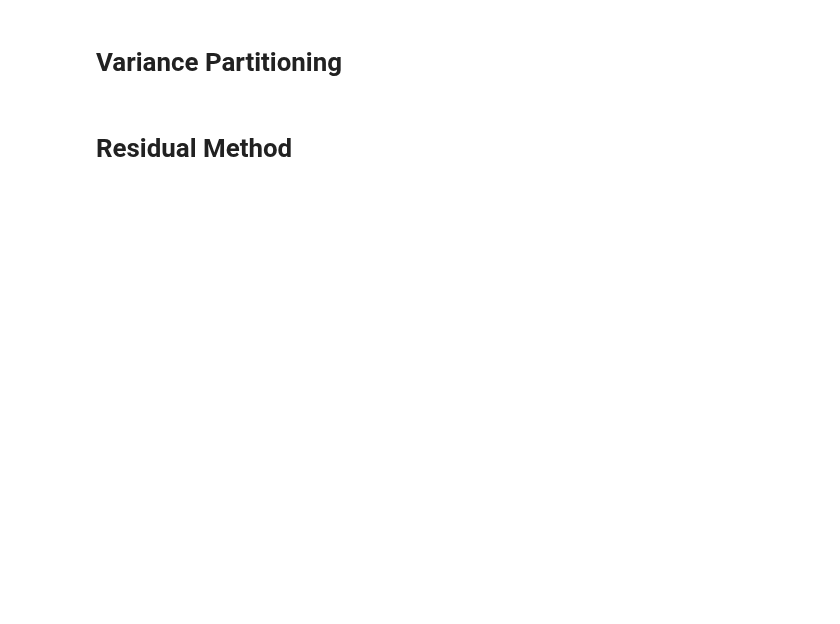
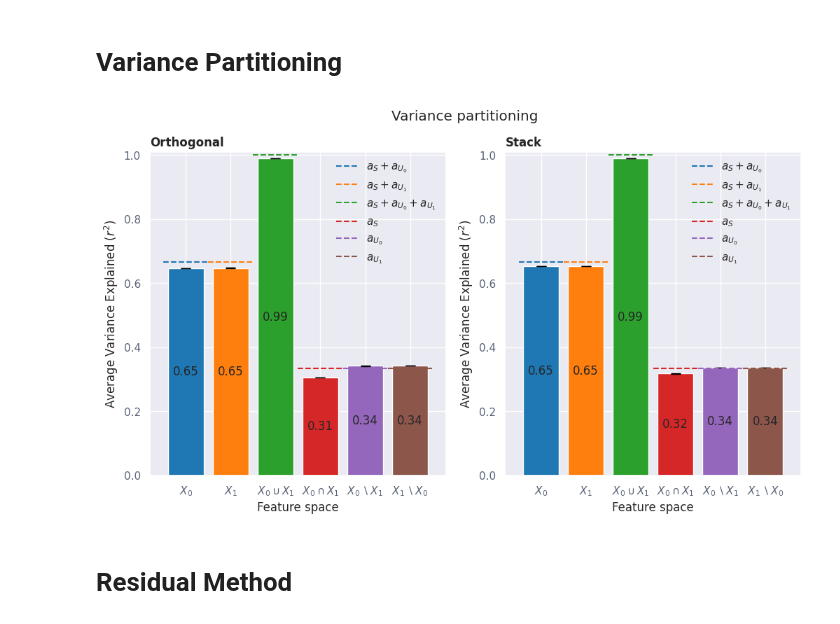
Before and after one commit to leo-schultheiss/compare_variance_residual, a Jupyter notebook: compare_variance_residual/sanity_checks.ipynb, the cells around one changed output. Drawn from its saved outputs; the diff is of its cells as text; code cells hidden in the pictures; blank space fills up the shorter version.

Commit message:
add alternative dataset to sanity_checks.ipynb

```diff
--- a/compare_variance_residual/sanity_checks.ipynb
+++ b/compare_variance_residual/sanity_checks.ipynb
@@ -78,7 +76,13 @@ cv = 20
 alphas = np.logspace(-4, 4, 10)
 # %%
 (Xs_train, Xs_test, Y_train, Y_test) = generate_dataset(feature_space_dimensions, scalars, n_targets, n_samples_train,
-                                                        n_samples_test, noise_scalar)
+                                                        n_samples_test, noise_scalar, construction_method="orthogonal")
+# %%
+scalars_alt = [0.6, 0.3, 0.1]
+scalars_alt = scalars
+(Xs_train_alt, Xs_test_alt, Y_train_alt, Y_test_alt) = generate_dataset(feature_space_dimensions, scalars_alt,
+                                                                        n_targets, n_samples_train, n_samples_test,
+                                                                        noise_scalar, construction_method="stack")
 # %% [markdown]
 # Variance Partitioning
 # %%
@@ -119,26 +123,29 @@ def vp_errorbar(score_0, score_1, joint_score, shared, x0_unique, x1_unique, fea
     )
 # %%
 from compare_variance_residual.variance_partitioning import variance_partitioning
+# %%
+(score_0, score_1, joint_score, shared, x0_unique, x1_unique) = variance_partitioning(
+    Xs_train, Xs_test, Y_train, Y_test, cv=cv, alphas=alphas, logger=logger
+)
+# %%
+(score_0_alt, score_1_alt, joint_score_alt, shared_alt, x0_unique_alt, x1_unique_alt) = variance_partitioning(
+    Xs_train_alt, Xs_test_alt, Y_train_alt, Y_test_alt, cv=cv, alphas=alphas, logger=logger
+)
 # %%
 fig, axs = plt.subplots(1, 2, figsize=(12, 6))
-(score_0, score_1, joint_score, shared, x0_unique, x1_unique) = variance_partitioning(Xs_train, Xs_test,
-                                                                                      Y_train,
-                                                                                      Y_test, cv=cv,
-                                                                                      alphas=alphas,
-                                                                                      logger=logger)
+
 vp_errorbar(score_0, score_1, joint_score, shared, x0_unique, x1_unique, feature_space_dimensions, scalars, n_targets,
             n_samples_train, n_samples_test, noise_scalar, ax=axs[0], fig=fig)
-axs[0].set_title("Ridge")
-(score_0, score_1, joint_score, shared, x0_unique, x1_unique) = variance_partitioning(Xs_train, Xs_test,
-                                                                                      Y_train,
-                                                                                      Y_test, cv=cv,
-                                                                                      alphas=alphas,
-                                                                                      logger=logger, use_ols=True)
-vp_errorbar(score_0, score_1, joint_score, shared, x0_unique, x1_unique, feature_space_dimensions, scalars, n_targets,
+axs[0].set_title("Orthogonal")
+
+vp_errorbar(score_0_alt, score_1_alt, joint_score_alt, shared_alt, x0_unique_alt, x1_unique_alt,
+            feature_space_dimensions, scalars_alt, n_targets,
             n_samples_train, n_samples_test, noise_scalar, ax=axs[1], fig=fig)
-axs[1].set_title("OLS")
+axs[1].set_title(f"Stack")
 
 plt.show()
+# %% [output]
+[figure, added]
 # %% [markdown]
 # Residual Method
 # %%
```
Also changed, not shown: parts of 5 cells of this notebook.
